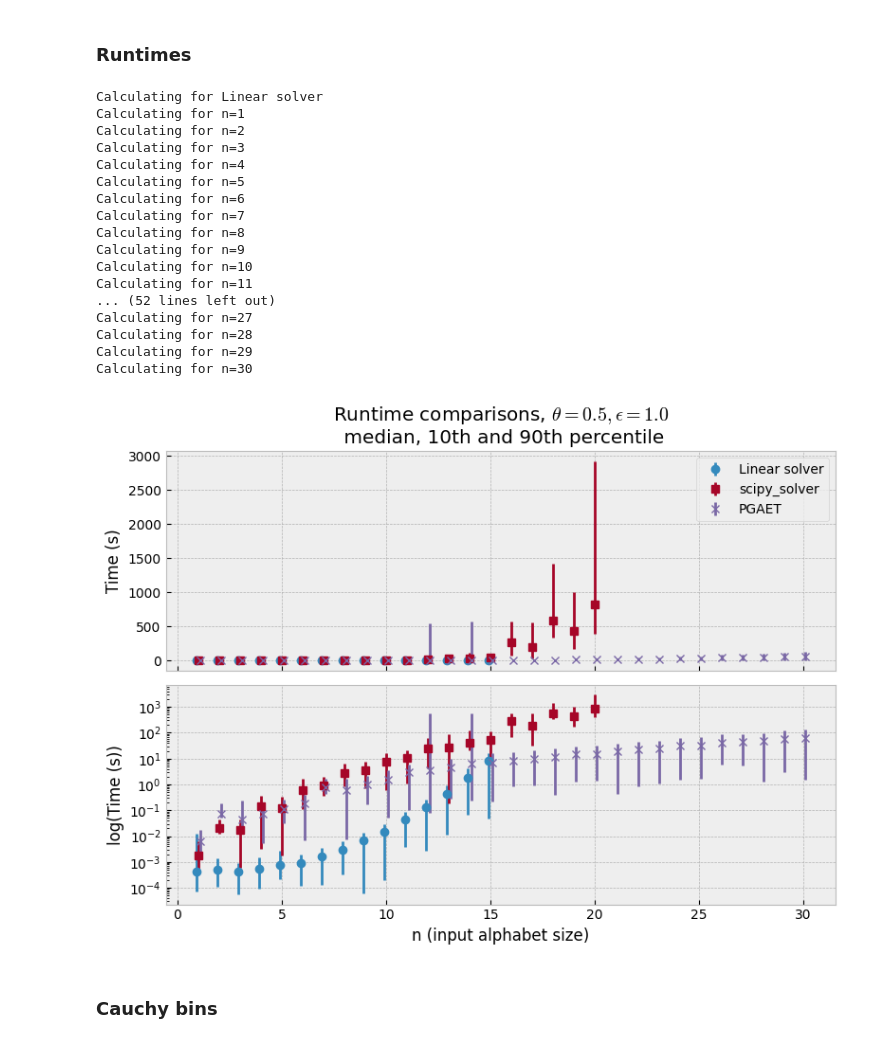
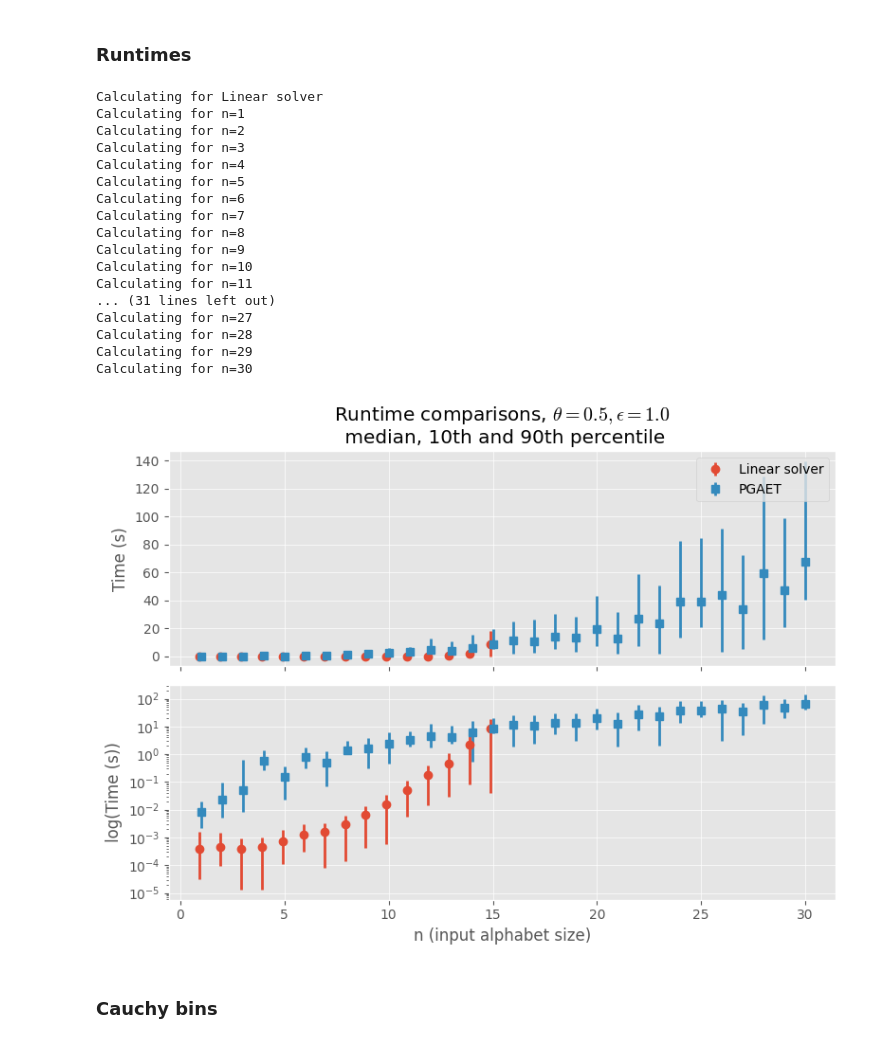
Before and after one commit to MatejVe/locally_efficient_differential_privacy, a Jupyter notebook: thesis_visualization.ipynb, the cells around one changed output. Cells and saved outputs as stored; diff of their text form; code cells hidden in the pictures.

```diff
--- a/thesis_visualization.ipynb
+++ b/thesis_visualization.ipynb
@@ -242,36 +264,36 @@ def compare_runtimes(solvers, ns, theta, epsilon, log=False, n_restarts: int = 1
     for i in range(len(solvers)):
         ns_to_plot = np.arange(1, ns[i] + 1)
         ax[1].errorbar(ns_to_plot + (i-1) * 0.1,
                        median_times[i],
                        yerr=[lower_quantile_10[i], upper_quantile_90[i]],
                        label=solvers[i].name, fmt=formats[i])
     ax[1].set_xlabel("n (input alphabet size)")
     ax[1].set_ylabel("log(Time (s))")
     ax[1].set_yscale("log")
 
     plt.tight_layout()
     plt.show()
 
-compare_runtimes([LinearSolver(), ScipySolver(), PGAWithEdgeTraversal()], [15, 20, 30], 0.5, 1.0, n_restarts=5)
+compare_runtimes([LinearSolver(), PGAWithEdgeTraversal()], [15, 30], 0.5, 1.0, n_restarts=5)
 # %% [output]
 Calculating for Linear solver
 Calculating for n=1
 Calculating for n=2
 Calculating for n=3
 Calculating for n=4
 Calculating for n=5
 Calculating for n=6
 Calculating for n=7
 Calculating for n=8
 Calculating for n=9
 Calculating for n=10
 Calculating for n=11
-... (52 lines left out)
+... (31 lines left out)
 Calculating for n=27
 Calculating for n=28
 Calculating for n=29
 Calculating for n=30
-[figure, old version]
+[figure, new version]
 # %% [markdown]
 ### Cauchy bins
 # %%
```
Also changed, not shown: parts of 17 cells of this notebook, 1 other file.
